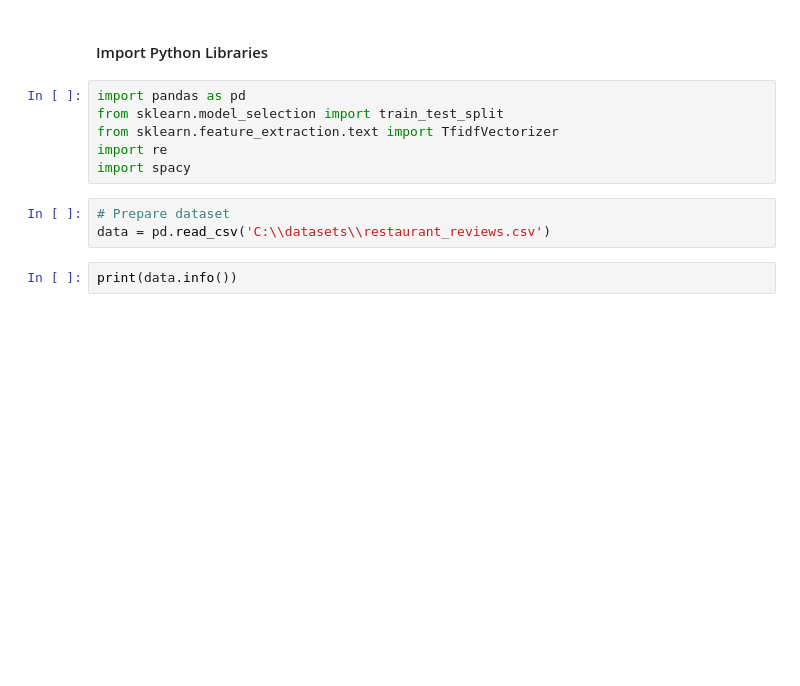
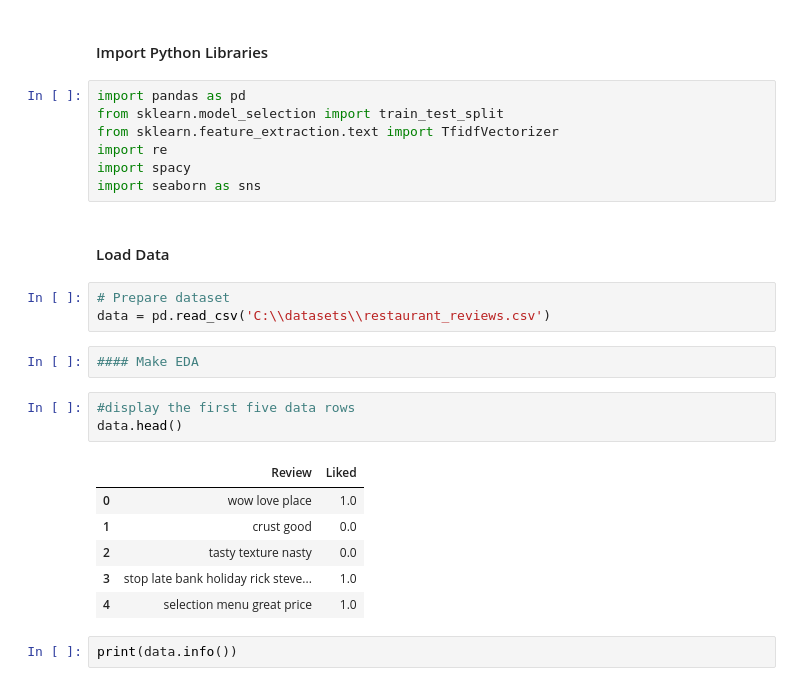
Before and after one commit to saimenogm/Restaurant-Sentiment-Analysis, a Jupyter notebook: Restaurant Sentiment Analysis.ipynb, the cells around one changed output. Saved outputs shown, nothing was run; the diff lists cells and outputs as text; blank space fills up the shorter version.

```diff
--- a/Restaurant Sentiment Analysis.ipynb
+++ b/Restaurant Sentiment Analysis.ipynb
@@ -12,9 +12,24 @@ from sklearn.model_selection import train_test_split
 from sklearn.feature_extraction.text import TfidfVectorizer
 import re
 import spacy
+import seaborn as sns
+# %% [markdown]
+#### Load Data
 # %%
 # Prepare dataset
 data = pd.read_csv('C:\\datasets\\restaurant_reviews.csv')
+# %%
+#### Make EDA
+# %%
+#display the first five data rows
+data.head()
+# %% [output]
+|  | Review | Liked |
+| 0 | wow love place | 1.0 |
+| 1 | crust good | 0.0 |
+| 2 | tasty texture nasty | 0.0 |
+| 3 | stop late bank holiday rick steve... | 1.0 |
+| 4 | selection menu great price | 1.0 |
 # %%
 print(data.info())
 # %% [output]
```
Also changed, not shown: parts of 25 cells of this notebook.
